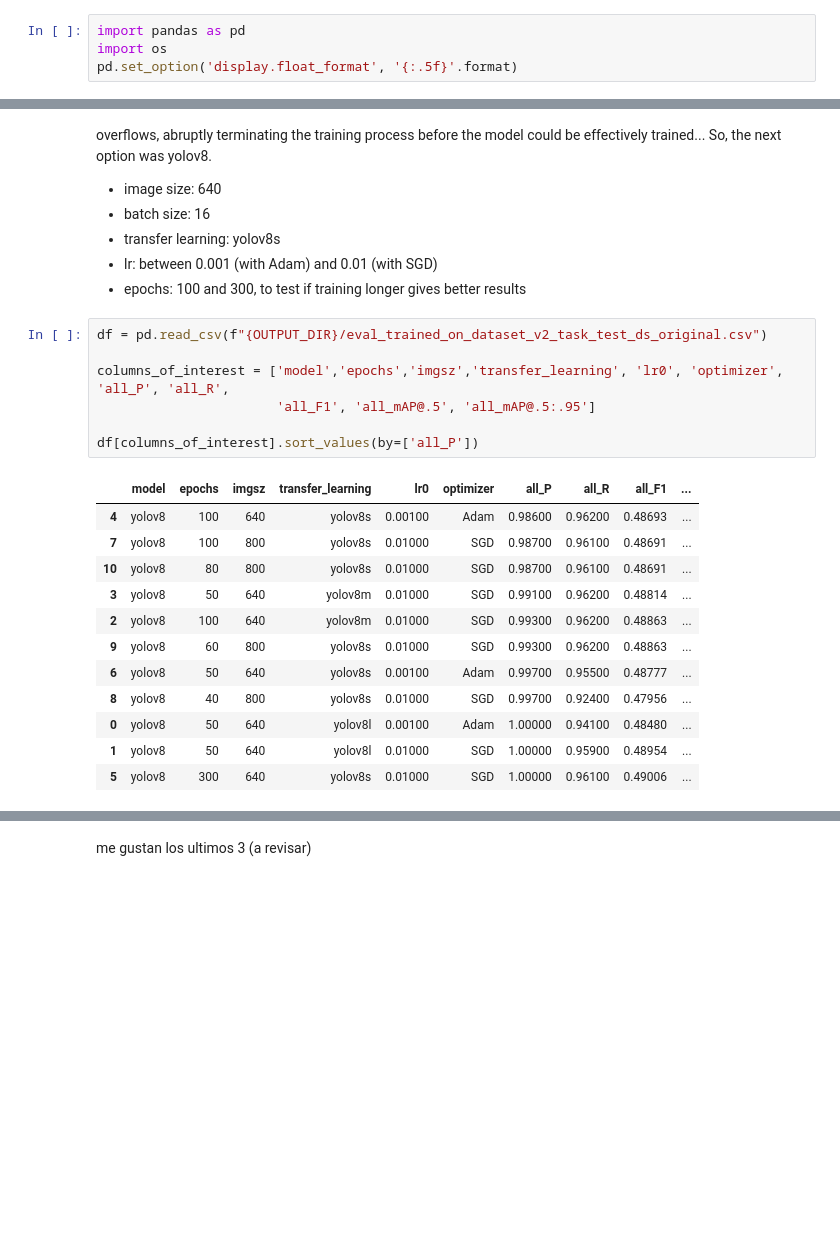
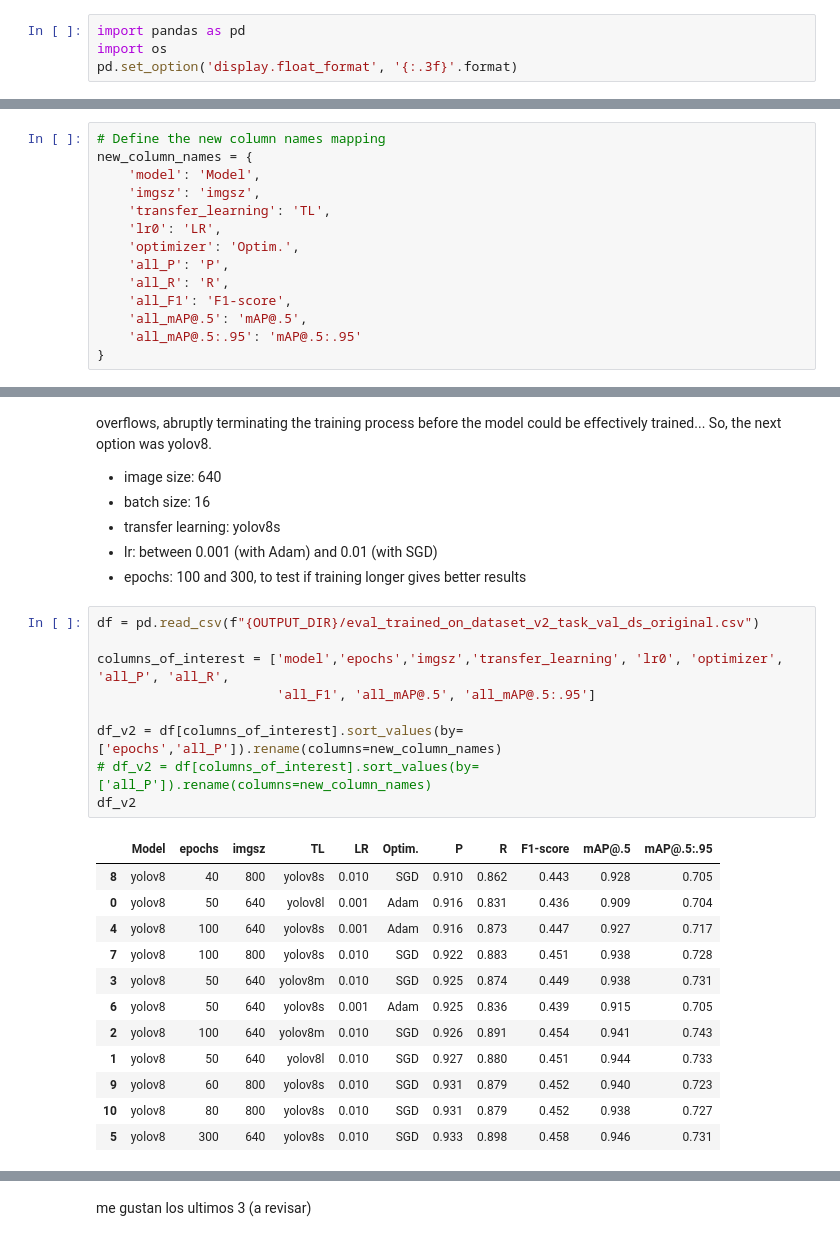
Before and after one commit to florvela/YOLO-Training-Optimization-Pose-Estimation-and-Tracking, a Jupyter notebook: 003-Evaluating-models/understanding_output_csvs.ipynb, the cells around one changed output, grey strips where cells are left out. Saved outputs shown, nothing was run; the diff lists cells and outputs as text; blank space fills up the shorter version.

```diff
--- a/003-Evaluating-models/understanding_output_csvs.ipynb
+++ b/003-Evaluating-models/understanding_output_csvs.ipynb
@@ -1,4 +1,4 @@
 # %%
 import pandas as pd
 import os
-pd.set_option('display.float_format', '{:.5f}'.format)
+pd.set_option('display.float_format', '{:.3f}'.format)
@@ -67,6 +77,20 @@ eval_trained_on_dataset_v2_task_test_ds_original.csv
 eval_trained_on_dataset_v1_task_test_ds_rc.csv
 eval_trained_on_dataset_v2_task_test_ds_rc.csv
 eval_trained_on_dataset_v2_task_val_ds_original.csv
+# %%
+# Define the new column names mapping
+new_column_names = {
+    'model': 'Model',
+    'imgsz': 'imgsz',
+    'transfer_learning': 'TL',
+    'lr0': 'LR',
+    'optimizer': 'Optim.',
+    'all_P': 'P',
+    'all_R': 'R',
+    'all_F1': 'F1-score',
+    'all_mAP@.5': 'mAP@.5',
+    'all_mAP@.5:.95': 'mAP@.5:.95'
+}
 # %%
 df = pd.read_csv(f"{OUTPUT_DIR}/eval_trained_on_dataset_v1_task_test_ds_original.csv")
 # df.set_index('model_key', inplace=True)
@@ -158,22 +275,24 @@ Ideally, considering the previous evaluations, the optimal choice for training m
 - lr: between 0.001 (with Adam) and 0.01 (with SGD)
 - epochs: 100 and 300, to test if training longer gives better results
 # %%
-df = pd.read_csv(f"{OUTPUT_DIR}/eval_trained_on_dataset_v2_task_test_ds_original.csv")
+df = pd.read_csv(f"{OUTPUT_DIR}/eval_trained_on_dataset_v2_task_val_ds_original.csv")
 
 columns_of_interest = ['model','epochs','imgsz','transfer_learning', 'lr0', 'optimizer', 'all_P', 'all_R',
                        'all_F1', 'all_mAP@.5', 'all_mAP@.5:.95']
 
-df[columns_of_interest].sort_values(by=['all_P'])
+df_v2 = df[columns_of_interest].sort_values(by=['epochs','all_P']).rename(columns=new_column_names)
+# df_v2 = df[columns_of_interest].sort_values(by=['all_P']).rename(columns=new_column_names)
+df_v2
 # %% [output]
-|  | model | epochs | imgsz | transfer_learning | lr0 | optimizer | all_P | all_R | all_F1 | ... |
-| 4 | yolov8 | 100 | 640 | yolov8s | 0.00100 | Adam | 0.98600 | 0.96200 | 0.48693 | ... |
-| 7 | yolov8 | 100 | 800 | yolov8s | 0.01000 | SGD | 0.98700 | 0.96100 | 0.48691 | ... |
-| 10 | yolov8 | 80 | 800 | yolov8s | 0.01000 | SGD | 0.98700 | 0.96100 | 0.48691 | ... |
-| 3 | yolov8 | 50 | 640 | yolov8m | 0.01000 | SGD | 0.99100 | 0.96200 | 0.48814 | ... |
-| 2 | yolov8 | 100 | 640 | yolov8m | 0.01000 | SGD | 0.99300 | 0.96200 | 0.48863 | ... |
-| 9 | yolov8 | 60 | 800 | yolov8s | 0.01000 | SGD | 0.99300 | 0.96200 | 0.48863 | ... |
-| 6 | yolov8 | 50 | 640 | yolov8s | 0.00100 | Adam | 0.99700 | 0.95500 | 0.48777 | ... |
-| 8 | yolov8 | 40 | 800 | yolov8s | 0.01000 | SGD | 0.99700 | 0.92400 | 0.47956 | ... |
-| 0 | yolov8 | 50 | 640 | yolov8l | 0.00100 | Adam | 1.00000 | 0.94100 | 0.48480 | ... |
-| 1 | yolov8 | 50 | 640 | yolov8l | 0.01000 | SGD | 1.00000 | 0.95900 | 0.48954 | ... |
-| 5 | yolov8 | 300 | 640 | yolov8s | 0.01000 | SGD | 1.00000 | 0.96100 | 0.49006 | ... |
+|  | Model | epochs | imgsz | TL | LR | Optim. | P | R | F1-score | mAP@.5 | mAP@.5:.95 |
+| 8 | yolov8 | 40 | 800 | yolov8s | 0.010 | SGD | 0.910 | 0.862 | 0.443 | 0.928 | 0.705 |
+| 0 | yolov8 | 50 | 640 | yolov8l | 0.001 | Adam | 0.916 | 0.831 | 0.436 | 0.909 | 0.704 |
+| 4 | yolov8 | 100 | 640 | yolov8s | 0.001 | Adam | 0.916 | 0.873 | 0.447 | 0.927 | 0.717 |
+| 7 | yolov8 | 100 | 800 | yolov8s | 0.010 | SGD | 0.922 | 0.883 | 0.451 | 0.938 | 0.728 |
+| 3 | yolov8 | 50 | 640 | yolov8m | 0.010 | SGD | 0.925 | 0.874 | 0.449 | 0.938 | 0.731 |
+| 6 | yolov8 | 50 | 640 | yolov8s | 0.001 | Adam | 0.925 | 0.836 | 0.439 | 0.915 | 0.705 |
+| 2 | yolov8 | 100 | 640 | yolov8m | 0.010 | SGD | 0.926 | 0.891 | 0.454 | 0.941 | 0.743 |
+| 1 | yolov8 | 50 | 640 | yolov8l | 0.010 | SGD | 0.927 | 0.880 | 0.451 | 0.944 | 0.733 |
+| 9 | yolov8 | 60 | 800 | yolov8s | 0.010 | SGD | 0.931 | 0.879 | 0.452 | 0.940 | 0.723 |
+| 10 | yolov8 | 80 | 800 | yolov8s | 0.010 | SGD | 0.931 | 0.879 | 0.452 | 0.938 | 0.727 |
+| 5 | yolov8 | 300 | 640 | yolov8s | 0.010 | SGD | 0.933 | 0.898 | 0.458 | 0.946 | 0.731 |
```
Also changed, not shown: parts of 17 cells of this notebook, 11 other files.
